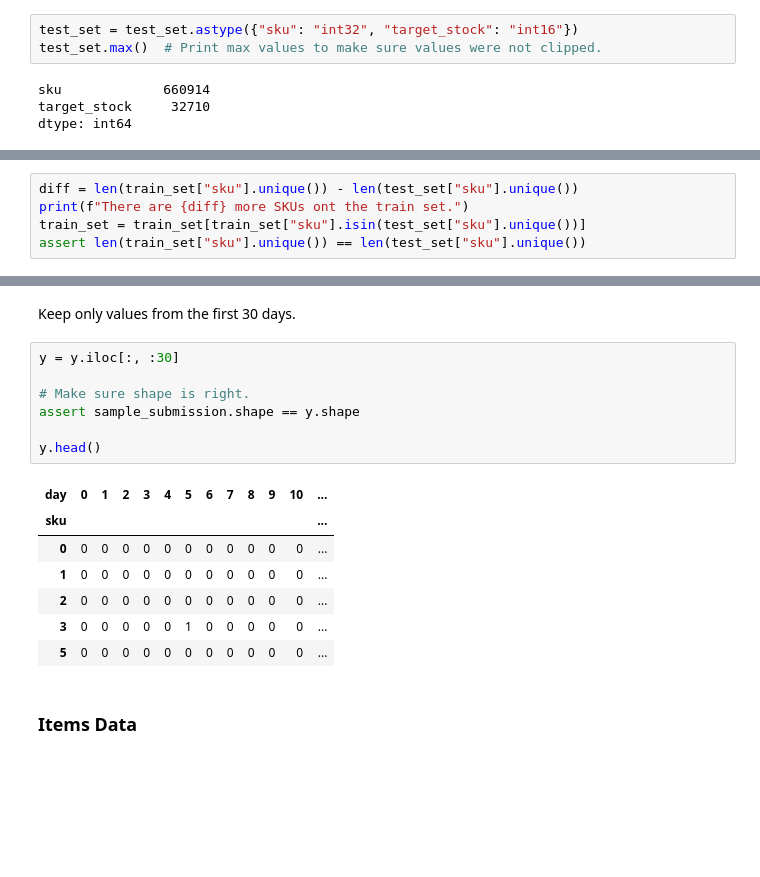
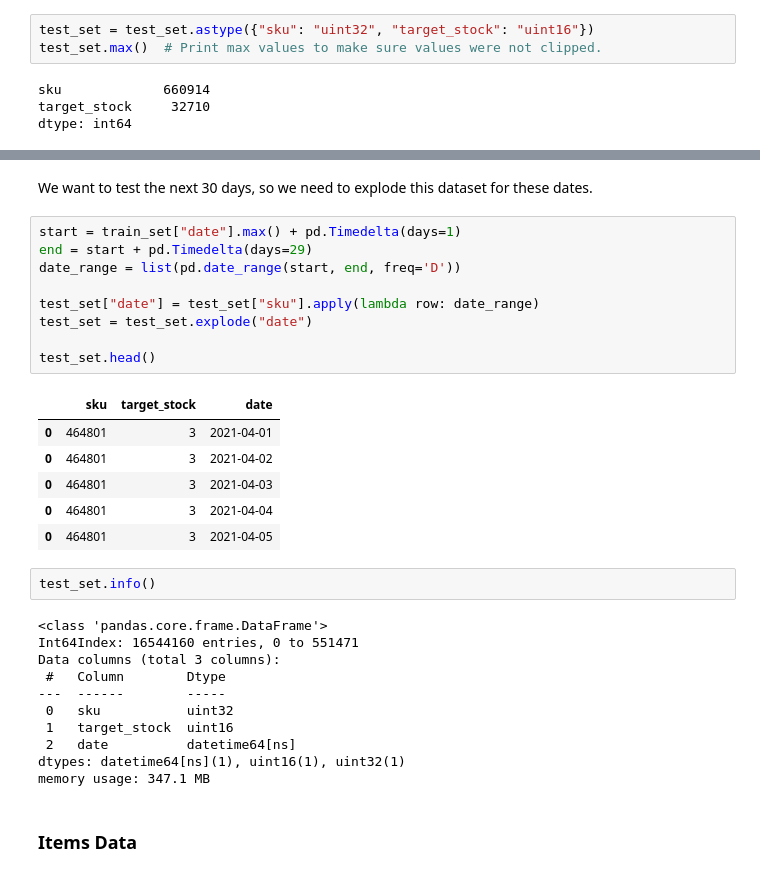
Before and after one commit to matheusccouto/meli-data-challenge-2021, a Jupyter notebook: 0_meli_data_challenge_2021_data_wrangling.ipynb, the cells around one changed output, grey strips where cells are left out. Saved outputs shown, nothing was run; the diff lists cells and outputs as text; blank space fills up the shorter version.

```diff
--- a/0_meli_data_challenge_2021_data_wrangling.ipynb
+++ b/0_meli_data_challenge_2021_data_wrangling.ipynb
@@ -314,7 +314,7 @@ sku             660914
 target_stock     32710
 dtype: int64
 # %%
-test_set = test_set.astype({"sku": "int32", "target_stock": "int16"})
+test_set = test_set.astype({"sku": "uint32", "target_stock": "uint16"})
 test_set.max()  # Print max values to make sure values were not clipped.
 # %% [output]
 sku             660914
@@ -325,5 +322,0 @@ Let's check if there are any `sku` on `train_set` that is not present on `test_s
-# %%
-diff = len(train_set["sku"].unique()) - len(test_set["sku"].unique())
-print(f"There are {diff} more SKUs ont the train set.")
-train_set = train_set[train_set["sku"].isin(test_set["sku"].unique())]
-assert len(train_set["sku"].unique()) == len(test_set["sku"].unique())
@@ -473,20 +323,34 @@ y.head()
-# %% [markdown]
-Keep only values from the first 30 days.
-# %%
-y = y.iloc[:, :30]
-
-# Make sure shape is right.
-assert sample_submission.shape == y.shape
-
-y.head()
-# %% [output]
-| day | 0 | 1 | 2 | 3 | 4 | 5 | 6 | 7 | 8 | 9 | 10 | ... |
-| sku |  |  |  |  |  |  |  |  |  |  |  | ... |
-| 0 | 0 | 0 | 0 | 0 | 0 | 0 | 0 | 0 | 0 | 0 | 0 | ... |
-| 1 | 0 | 0 | 0 | 0 | 0 | 0 | 0 | 0 | 0 | 0 | 0 | ... |
-| 2 | 0 | 0 | 0 | 0 | 0 | 0 | 0 | 0 | 0 | 0 | 0 | ... |
-| 3 | 0 | 0 | 0 | 0 | 0 | 1 | 0 | 0 | 0 | 0 | 0 | ... |
-| 5 | 0 | 0 | 0 | 0 | 0 | 0 | 0 | 0 | 0 | 0 | 0 | ... |
+# %% [markdown]
+We want to test the next 30 days, so we need to explode this dataset for these dates.
+# %%
+start = train_set["date"].max() + pd.Timedelta(days=1)
+end = start + pd.Timedelta(days=29)
+date_range = list(pd.date_range(start, end, freq='D'))
+
+test_set["date"] = test_set["sku"].apply(lambda row: date_range)
+test_set = test_set.explode("date")
+
+test_set.head()
+# %% [output]
+|  | sku | target_stock | date |
+| 0 | 464801 | 3 | 2021-04-01 |
+| 0 | 464801 | 3 | 2021-04-02 |
+| 0 | 464801 | 3 | 2021-04-03 |
+| 0 | 464801 | 3 | 2021-04-04 |
+| 0 | 464801 | 3 | 2021-04-05 |
+# %%
+test_set.info()
+# %% [output]
+<class 'pandas.core.frame.DataFrame'>
+Int64Index: 16544160 entries, 0 to 551471
+Data columns (total 3 columns):
+ #   Column        Dtype
+---  ------        -----
+ 0   sku           uint32
+ 1   target_stock  uint16
+ 2   date          datetime64[ns]
+dtypes: datetime64[ns](1), uint16(1), uint32(1)
+memory usage: 347.1 MB
 # %% [markdown]
 ### Items Data
 # %% [markdown]
```
Also changed, not shown: parts of 21 cells of this notebook.
